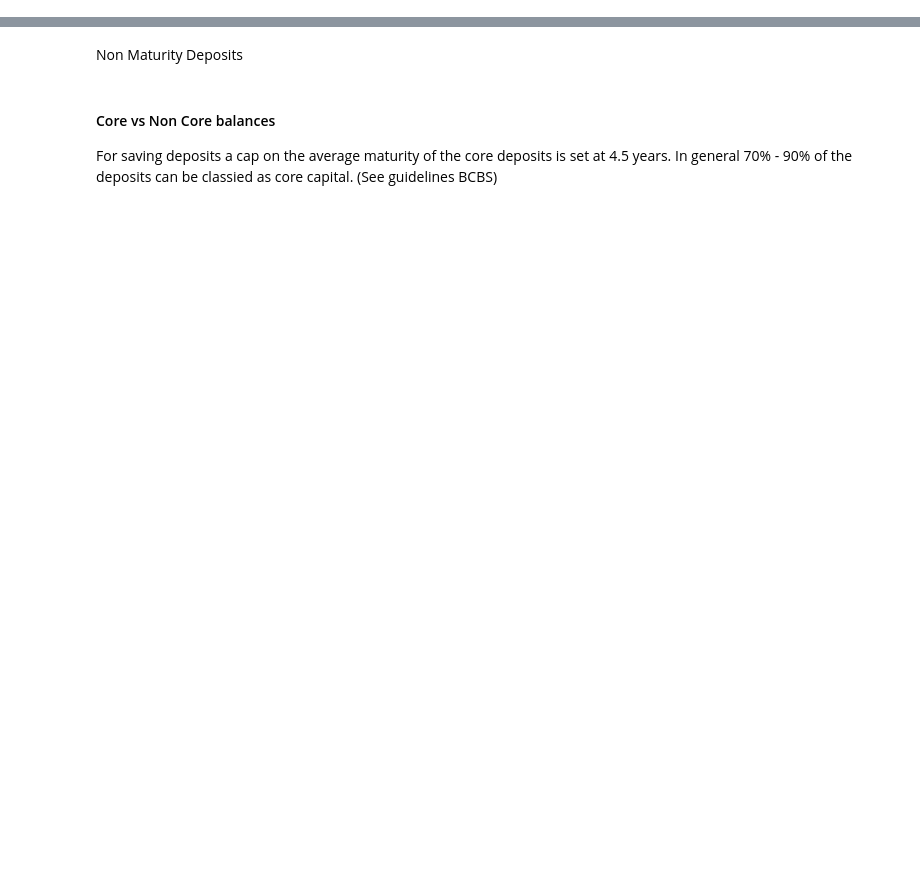
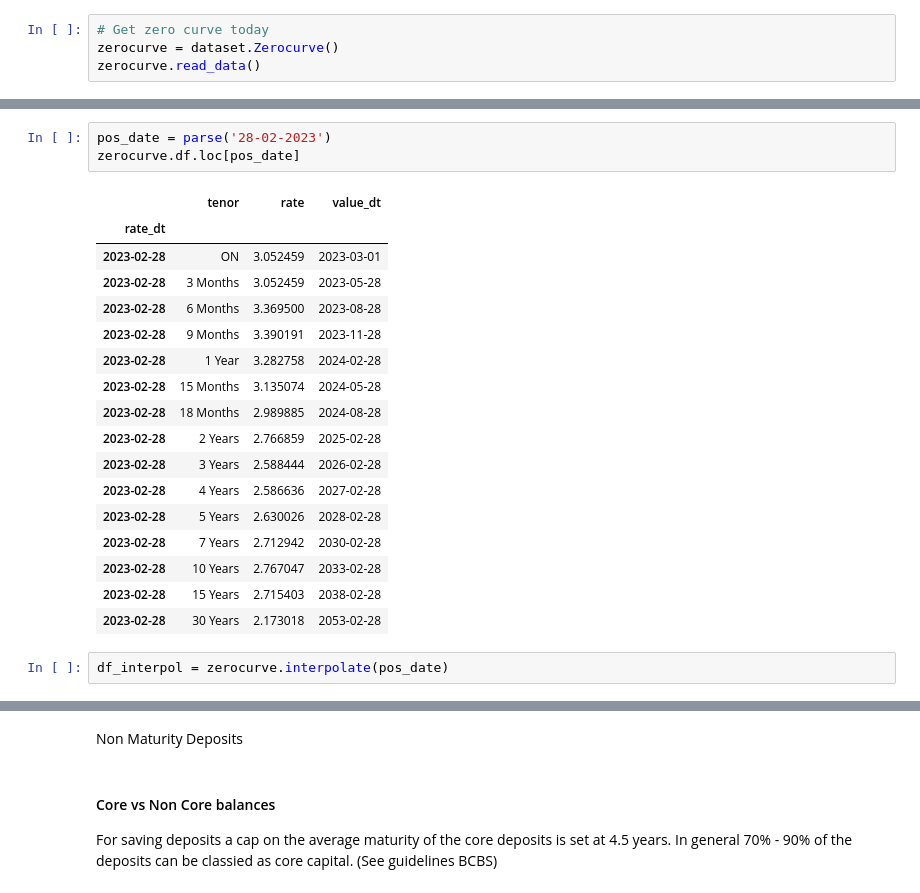
Before and after one commit to Merijn68/rl-alm, a Jupyter notebook: notebooks/replicating_mortgage_portfolio.ipynb, the cells around one changed output, grey strips where cells are left out. Drawn from its saved outputs; the diff is of its cells as text; blank space fills up the shorter version.

```diff
--- a/notebooks/replicating_mortgage_portfolio.ipynb
+++ b/notebooks/replicating_mortgage_portfolio.ipynb
@@ -154,0 +121,4 @@ visualize.lineplot(
+# %%
+# Get zero curve today
+zerocurve = dataset.Zerocurve()
+zerocurve.read_data()
@@ -154,0 +128,23 @@ visualize.lineplot(
+# %%
+pos_date = parse('28-02-2023')
+zerocurve.df.loc[pos_date]
+# %% [output]
+|  | tenor | rate | value_dt |
+| rate_dt |  |  |  |
+| 2023-02-28 | ON | 3.052459 | 2023-03-01 |
+| 2023-02-28 | 3 Months | 3.052459 | 2023-05-28 |
+| 2023-02-28 | 6 Months | 3.369500 | 2023-08-28 |
+| 2023-02-28 | 9 Months | 3.390191 | 2023-11-28 |
+| 2023-02-28 | 1 Year | 3.282758 | 2024-02-28 |
+| 2023-02-28 | 15 Months | 3.135074 | 2024-05-28 |
+| 2023-02-28 | 18 Months | 2.989885 | 2024-08-28 |
+| 2023-02-28 | 2 Years | 2.766859 | 2025-02-28 |
+| 2023-02-28 | 3 Years | 2.588444 | 2026-02-28 |
+| 2023-02-28 | 4 Years | 2.586636 | 2027-02-28 |
+| 2023-02-28 | 5 Years | 2.630026 | 2028-02-28 |
+| 2023-02-28 | 7 Years | 2.712942 | 2030-02-28 |
+| 2023-02-28 | 10 Years | 2.767047 | 2033-02-28 |
+| 2023-02-28 | 15 Years | 2.715403 | 2038-02-28 |
+| 2023-02-28 | 30 Years | 2.173018 | 2053-02-28 |
+# %%
+df_interpol = zerocurve.interpolate(pos_date)
```
Also changed, not shown: parts of 29 cells of this notebook, 11 other files.
